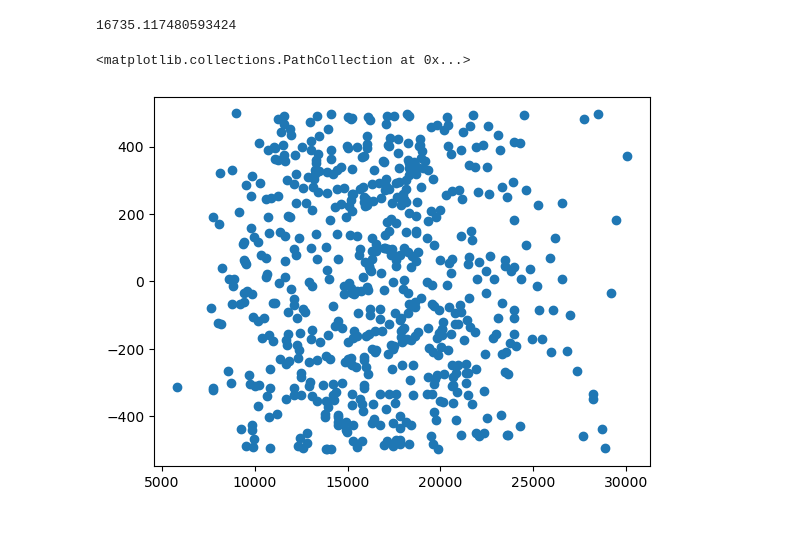
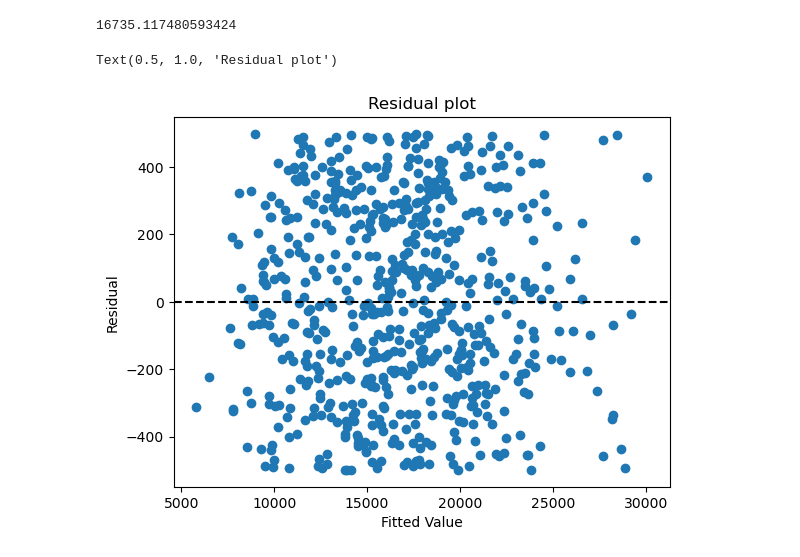
Before and after one commit to s2110880/DataCuration-Project, a Jupyter notebook: present.ipynb, the cells around one changed output. Drawn from its saved outputs; the diff is of its cells as text; code cells hidden in the pictures; blank space fills up the shorter version.

```diff
--- a/present.ipynb
+++ b/present.ipynb
@@ -343,6 +346,7 @@ plt.show()
 # %% [markdown]
 For our predictions with the test dataset, it seems that the errors are equal for male and female, further hinting that the true charges does take into account the gender of the customer.
 # %%
+df = pd.read_csv('insurance_dataset.csv')
 X = df.drop('charges', axis=1)
 
 X.family_medical_history = X.family_medical_history.replace(np.nan, 'No history')
@@ -353,6 +357,9 @@ y = df['charges']
 X_train, X_test, y_train, y_test = train_test_split(X,y, test_size= 0.30, random_state = 20)
 X_train['charges'] = y_train
 training = X_train.copy()
+# %%
+formula = 'charges ~ age + C(gender) + bmi + children + C(smoker) + C(region) + C(medical_history) + C(family_medical_history) + C(exercise_frequency) + C(occupation) + C(coverage_level)'
+model = smf.ols(formula = formula, data = training).fit()
 # %%
 test_predictions = model.predict(X_test)
 X_test['predictions'] = test_predictions
@@ -405,8 +382,13 @@ A problem is that the coefficient estimators will not be t-distributed when usin
 df.charges.mean()
 # %% [output]
 16735.117480593424
-# %%
-plt.scatter(X_test.predictions[:600], X_test.error[:600])
-# %% [output]
-<matplotlib.collections.PathCollection at 0x...>
-[figure, removed]
+# %%
+plt.scatter(X_test.predictions[:650], X_test.error[:650])
+plt.axhline(0, 0,1, color = 'black', linestyle = '--')
+
+plt.xlabel('Fitted Value')
+plt.ylabel('Residual')
+plt.title('Residual plot')
+# %% [output]
+Text(0.5, 1.0, 'Residual plot')
+[figure, added]
```
Also changed, not shown: parts of 12 cells of this notebook, 2 other files.
